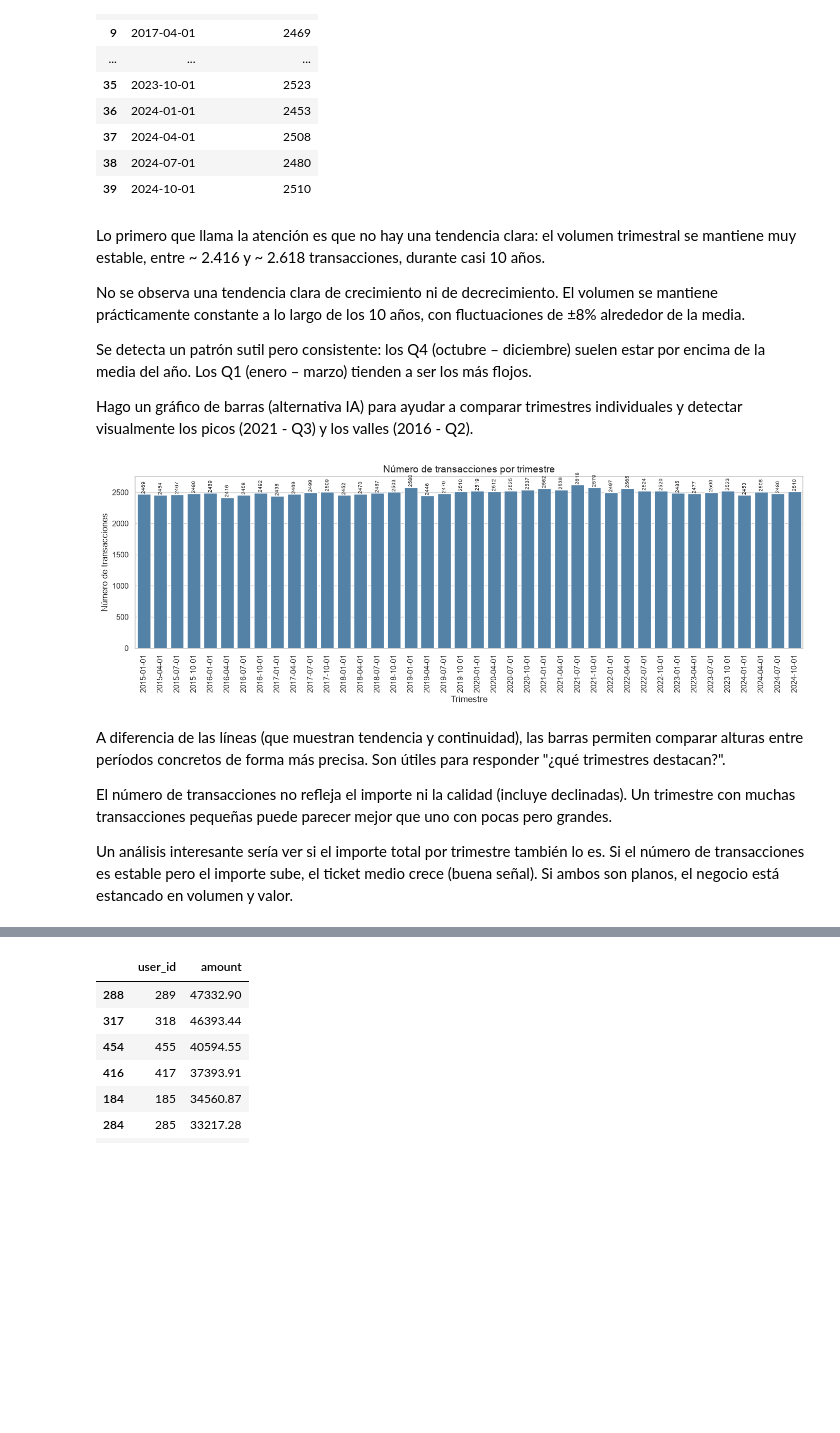
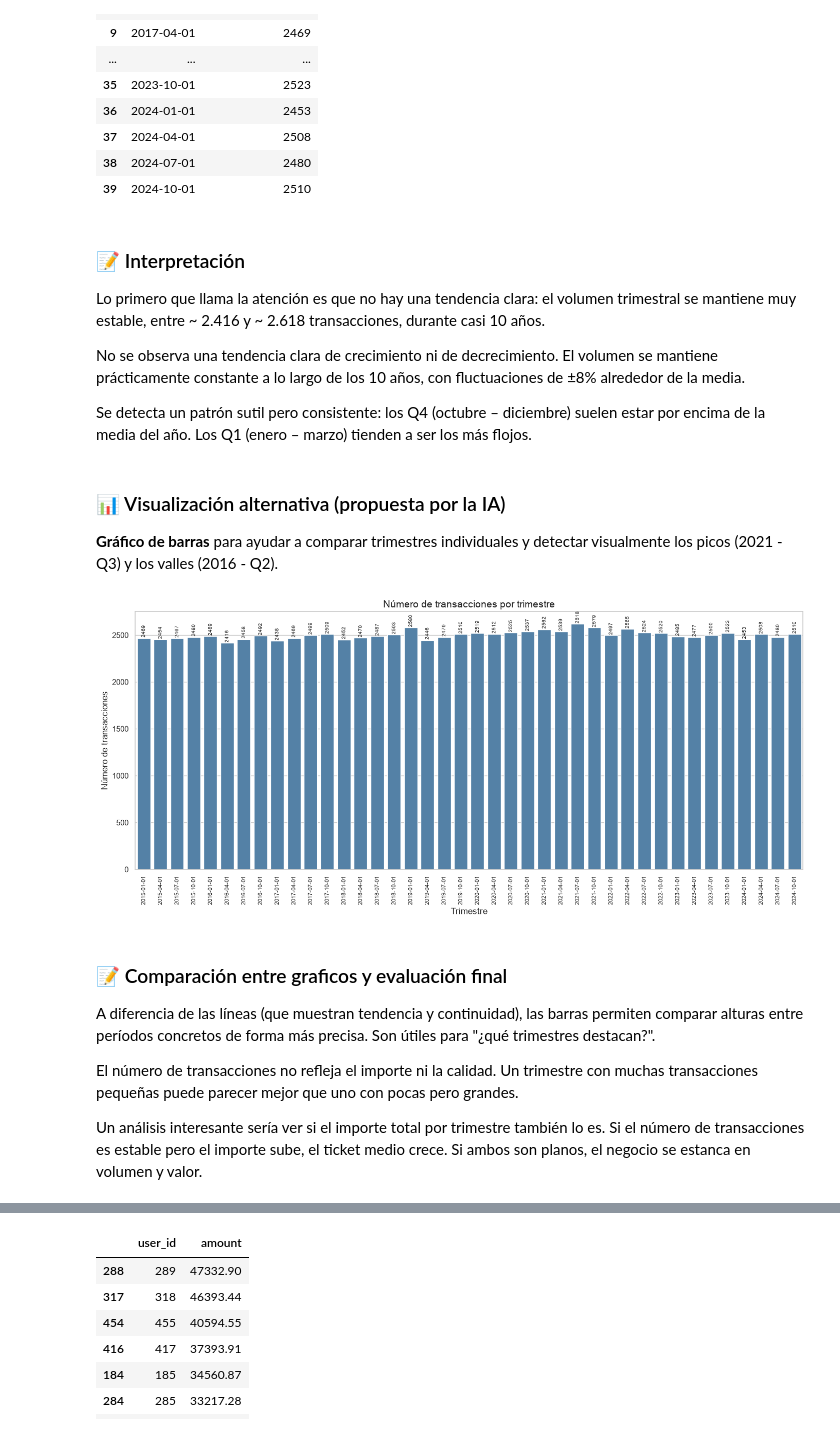
Before and after one commit to AlejandroNPereyra/Sprint-9---Data-Analysis, a Jupyter notebook: Sprint_9.ipynb, the cells around one changed output, grey strips where cells are left out. Drawn from its saved outputs; the diff is of its cells as text; code cells hidden in the pictures; blank space fills up the shorter version.

```diff
--- a/Sprint_9.ipynb
+++ b/Sprint_9.ipynb
@@ -291,32 +308,38 @@ display(df_trim)
 | 38 | 2024-07-01 | 2480 |
 | 39 | 2024-10-01 | 2510 |
 # %% [markdown]
+### 📝 Interpretación
+
 Lo primero que llama la atención es que no hay una tendencia clara: el volumen trimestral se mantiene muy estable, entre ~ 2.416 y ~ 2.618 transacciones, durante casi 10 años.
 
 No se observa una tendencia clara de crecimiento ni de decrecimiento. El volumen se mantiene prácticamente constante a lo largo de los 10 años, con fluctuaciones de ±8% alrededor de la media.
 
 Se detecta un patrón sutil pero consistente: los Q4 (octubre – diciembre) suelen estar por encima de la media del año. Los Q1 (enero – marzo) tienden a ser los más flojos.
-
-Hago un gráfico de barras (alternativa IA) para ayudar a comparar trimestres individuales y detectar visualmente los picos (2021 - Q3) y los valles (2016 - Q2).
+# %% [markdown]
+### 📊 Visualización alternativa (propuesta por la IA)
+
+**Gráfico de barras** para ayudar a comparar trimestres individuales y detectar visualmente los picos (2021 - Q3) y los valles (2016 - Q2).
 # %%
-plt.figure(figsize=(14, 5))
+plt.figure(figsize=(14, 6.5))
 ax = sns.barplot(data=df_trim, x='trimestre', y='num_transacciones', color='steelblue')
 for i, v in enumerate(df_trim['num_transacciones']):
     ax.text(i, v + 5, str(v), ha='center', va='bottom', fontsize=7, rotation=90)
 plt.title('Número de transacciones por trimestre')
 plt.xlabel('Trimestre')
 plt.ylabel('Número de transacciones')
-plt.xticks(rotation=90)
+plt.xticks(rotation=90, fontsize=8)
 plt.tight_layout()
 plt.show()
 # %% [output]
-[figure, old version]
+[figure, new version]
 # %% [markdown]
-A diferencia de las líneas (que muestran tendencia y continuidad), las barras permiten comparar alturas entre períodos concretos de forma más precisa. Son útiles para responder "¿qué trimestres destacan?".
+### 📝 Comparación entre graficos y evaluación final
 
-El número de transacciones no refleja el importe ni la calidad (incluye declinadas). Un trimestre con muchas transacciones pequeñas puede parecer mejor que uno con pocas pero grandes.
+A diferencia de las líneas (que muestran tendencia y continuidad), las barras permiten comparar alturas entre períodos concretos de forma más precisa. Son útiles para "¿qué trimestres destacan?".
 
-Un análisis interesante sería ver si el importe total por trimestre también lo es. Si el número de transacciones es estable pero el importe sube, el ticket medio crece (buena señal). Si ambos son planos, el negocio está estancado en volumen y valor.
+El número de transacciones no refleja el importe ni la calidad. Un trimestre con muchas transacciones pequeñas puede parecer mejor que uno con pocas pero grandes.
+
+Un análisis interesante sería ver si el importe total por trimestre también lo es. Si el número de transacciones es estable pero el importe sube, el ticket medio crece. Si ambos son planos, el negocio se estanca en volumen y valor.
 # %% [markdown]
 ### Nivel 1 · Ejercicio 1 · Pregunta 2
 
```
Also changed, not shown: parts of 14 cells of this notebook.
